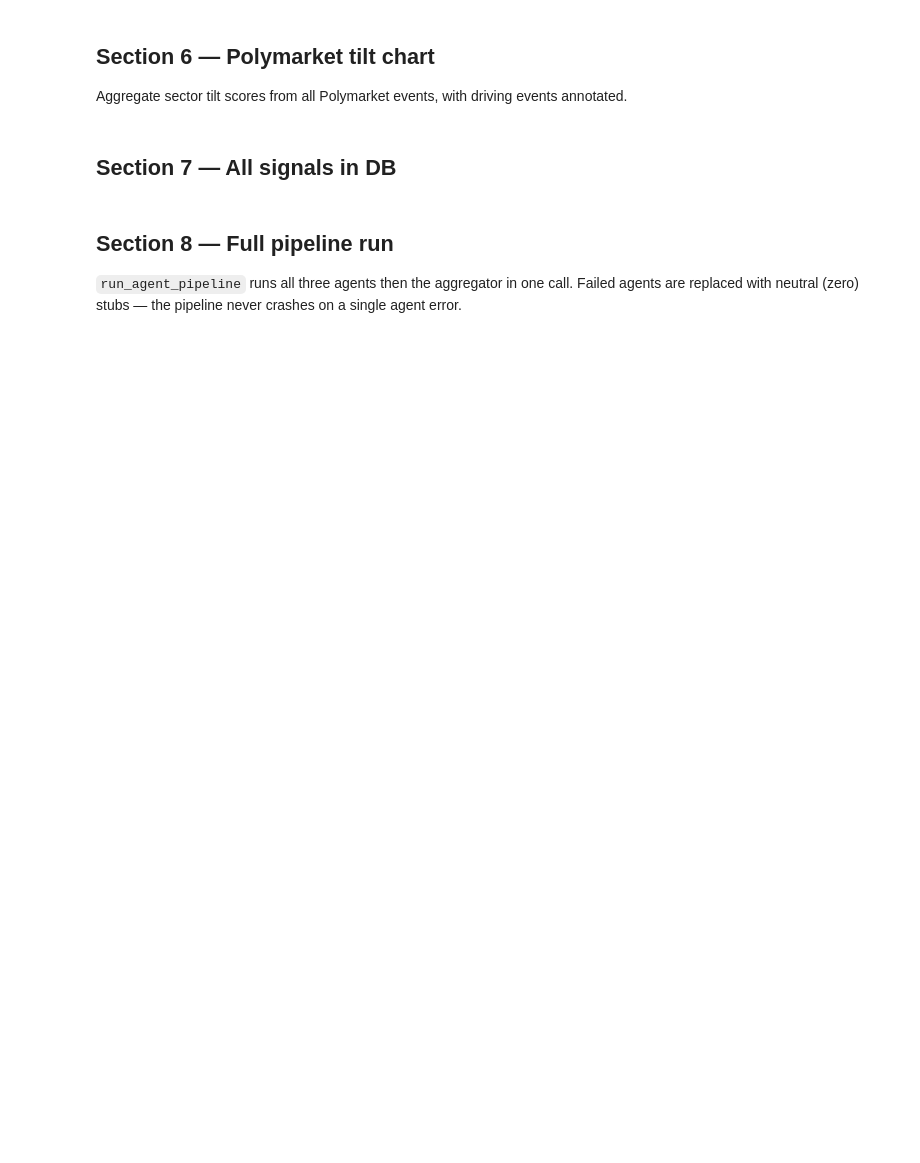
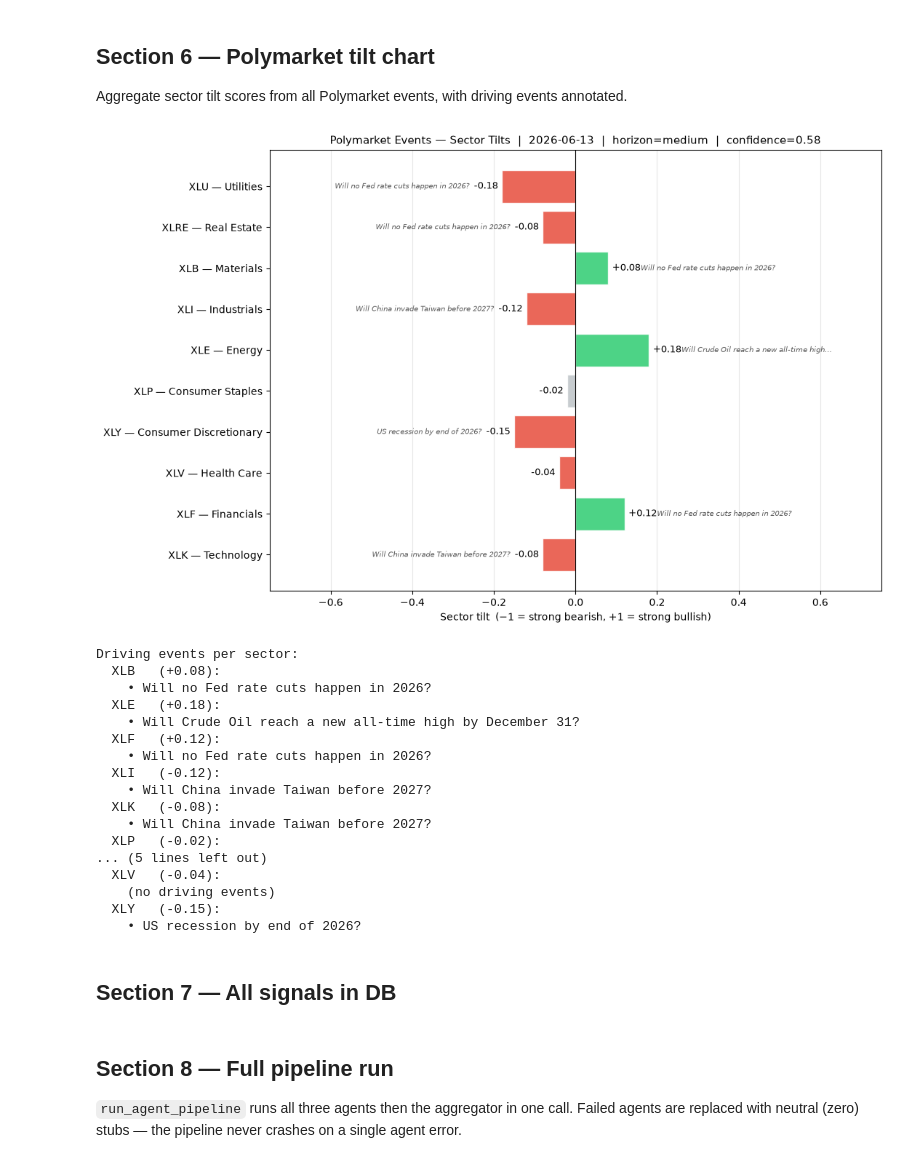
Before and after one commit to Megh-Agarwal/ai-trading-portfolio, a Jupyter notebook: notebooks/02_agents.ipynb, the cells around one changed output. Drawn from its saved outputs; the diff is of its cells as text; code cells hidden in the pictures; blank space fills up the shorter version.

```diff
--- a/notebooks/02_agents.ipynb
+++ b/notebooks/02_agents.ipynb
@@ -233,8 +322,13 @@ Aggregate sector tilt scores from all Polymarket events, with driving events ann
 if poly_result is None:
     print('⚠  No Polymarket result to plot.')
 else:
-    impacts = poly_result['sector_impacts']
-    driving = poly_result['driving_events']
+    impacts = poly_result['sector_tilts']
+    # Convert list[{sector, market_question, reasoning}] → dict[sector, list[str]]
+    driving_by_sector: dict[str, list[str]] = {}
+    for ev in poly_result['driving_events']:
+        sec = ev.get('sector', '')
+        question = ev.get('market_question', ev.get('reasoning', ''))
+        driving_by_sector.setdefault(sec, []).append(question)
 
     etfs   = list(impacts.keys())
     tilts  = list(impacts.values())
@@ -246,38 +340,57 @@ else:
     ax.axvline(0, color='black', linewidth=0.8)
     ax.set_xlim(-0.75, 0.75)
     ax.set_xlabel('Sector tilt  (−1 = strong bearish, +1 = strong bullish)', fontsize=10)
     ax.set_title(
         f'Polymarket Events — Sector Tilts  |  {ANALYSIS_DATE}  '
         f'|  horizon={poly_result["time_horizon"]}  '
         f'|  confidence={poly_result["overall_confidence"]:.2f}',
         fontsize=11)
 
     for bar, etf, tilt in zip(bars, etfs, tilts):
-        # Score label
         ha = 'left' if tilt >= 0 else 'right'
         ax.text(tilt + (0.01 if tilt >= 0 else -0.01),
                 bar.get_y() + bar.get_height() / 2,
                 f'{tilt:+.2f}', va='center', ha=ha, fontsize=9)
-        # Driving events annotation (first one, truncated)
-        events = driving.get(etf, [])
+        events = driving_by_sector.get(etf, [])
         if events:
             short = events[0][:40] + ('…' if len(events[0]) > 40 else '')
             x_pos = tilt + (0.08 if tilt >= 0 else -0.08)
             ax.text(x_pos, bar.get_y() + bar.get_height() / 2,
                     short, va='center', ha=ha, fontsize=7, alpha=0.65,
                     style='italic')
 
     ax.grid(axis='x', alpha=0.3)
     plt.tight_layout()
     plt.show()
 
-    # Driving events detail
     print('\nDriving events per sector:')
-    for etf, events in sorted(driving.items()):
+    for etf in sorted(impacts.keys()):
         tilt = impacts.get(etf, 0)
+        events = driving_by_sector.get(etf, [])
         print(f'  {etf:5s} ({tilt:+.2f}):')
         for e in events:
             print(f'    • {e}')
+        if not events:
+            print(f'    (no driving events)')
+# %% [output]
+[figure, added]
+Driving events per sector:
+  XLB   (+0.08):
+    • Will no Fed rate cuts happen in 2026?
+  XLE   (+0.18):
+    • Will Crude Oil reach a new all-time high by December 31?
+  XLF   (+0.12):
+    • Will no Fed rate cuts happen in 2026?
+  XLI   (-0.12):
+    • Will China invade Taiwan before 2027?
+  XLK   (-0.08):
+    • Will China invade Taiwan before 2027?
+  XLP   (-0.02):
+... (5 lines left out)
+  XLV   (-0.04):
+    (no driving events)
+  XLY   (-0.15):
+    • US recession by end of 2026?
 # %% [markdown]
 ## Section 7 — All signals in DB
 # %% [markdown]
```
Also changed, not shown: parts of 15 cells of this notebook, 17 other files.
